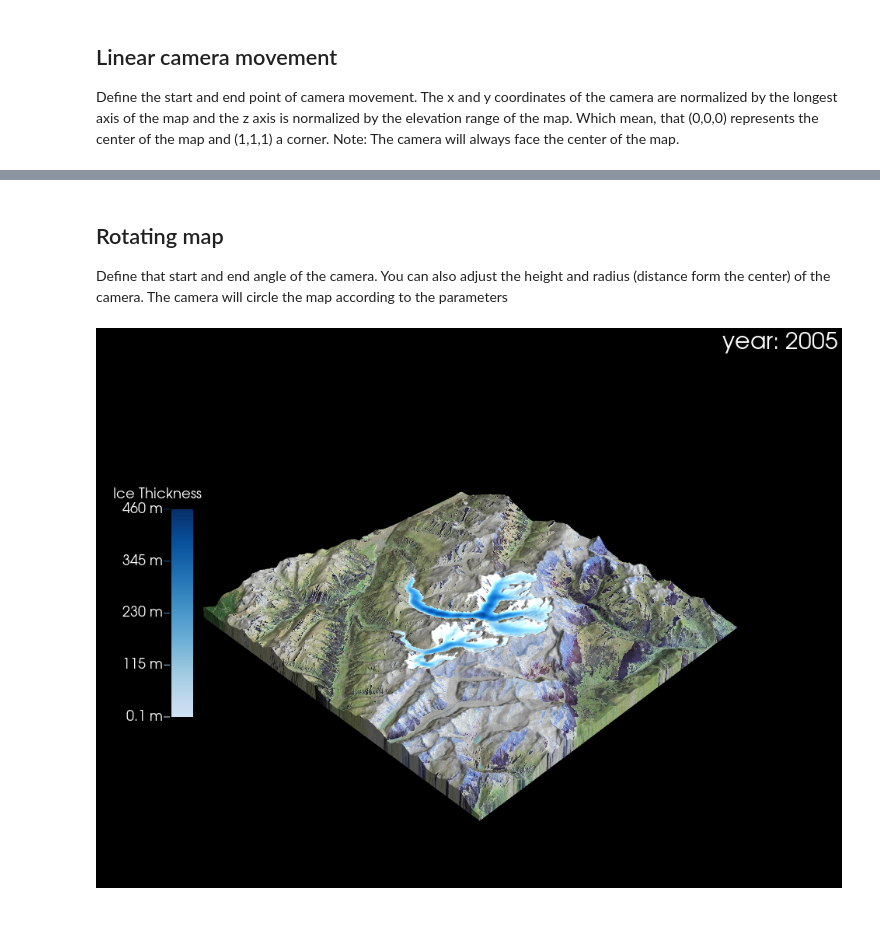
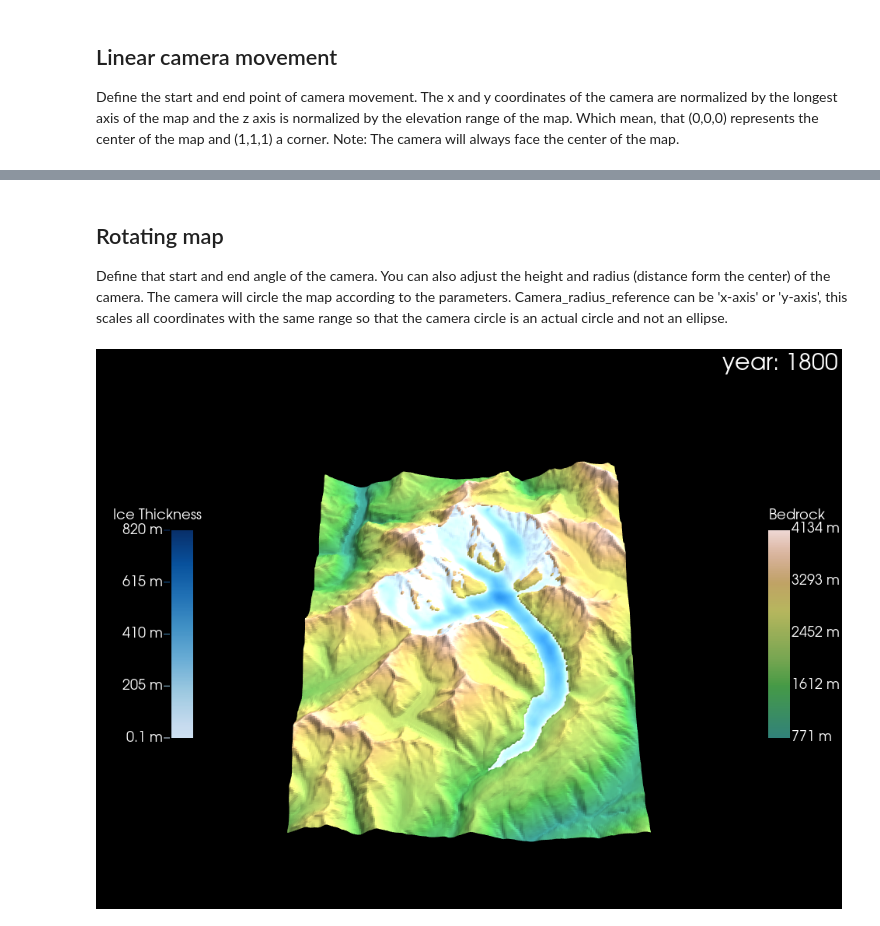
Before and after one commit to OGGM/oggm-3dviz, a Jupyter notebook: tutorials/moving_camera.ipynb, the cells around one changed output, grey strips where cells are left out. Saved outputs shown, nothing was run; the diff lists cells and outputs as text; code cells hidden in the pictures.

```diff
--- a/tutorials/moving_camera.ipynb
+++ b/tutorials/moving_camera.ipynb
@@ -7,12 +7,21 @@ import xarray as xr
 from glacier3dviz.tools import Glacier3DViz
 
 ### Load the data and create the Glacier3DViz object
-ds_glacier = xr.open_dataset("oggm_constant_climate_dummy_data.nc")
+ds_igm_glacier = xr.open_dataset("igm_dummy_data.nc")
 
 viz = Glacier3DViz(
-    ds_glacier,  # dataset for visualization
-    show_topo_side_walls=True, # the topography appears more solid
-    use_texture=True,
+    ds_igm_glacier,  # dataset for visualization
+    x='x',  # x-coordinate name, default is 'x'
+    y='y',  # y-coordinate name, default is 'y'
+    time='time',  # time coordinate name, default is 'time'
+    topo_bedrock='topg',  # bedrock data variable, default is 'bedrock'
+    #use_texture=True,  # utilize background map (satellite imagery) for topography texture
+    ice_thickness='thk',  # evolving ice thickness variable, default is 'simulated_thickness'
+    time_var_display='time',  # time format displayed, opting for total years here
+    camera_args={  # camera view settings, more details later
+        'azimuth': -135, # rotate around the z-axis
+        'elevation': 20,  # elevation angle above ground
+    }
 )
 viz.show()
 # %% [output]
@@ -43,17 +52,20 @@ viz.export_animation(filename='linear_moving_camera_example.mp4',
 ## Rotating map
 Define that start and end angle of the camera. You can also adjust the height and
 radius (distance form the center) of the camera. The camera will circle the map
-according to the parameters
+according to the parameters. Camera_radius_reference can be 'x-axis' or 'y-axis',
+this scales all coordinates with the same range so that the camera circle is an
+actual circle and not an ellipse.
 # %%
-kwargs_rotate_camera_trajectory = dict(start_angle=200,
-                                       end_angle=220,
-                                       camera_height=2,
-                                       camera_radius=0.5
+kwargs_rotate_camera_trajectory = dict(start_angle=0,
+                                       end_angle=180,
+                                       camera_height=10,
+                                       camera_radius=2,
+                                       camera_radius_reference=None,
                                        )
 
 viz.export_animation(filename='rotating_camera_example.mp4',
                      camera_trajectory='rotate',
                      kwargs_camera_trajectory=kwargs_rotate_camera_trajectory
                      )
 # %% [output]
-[figure, old version]
+[figure, new version]
```
Also changed, not shown: parts of 3 cells of this notebook, 3 other files.
